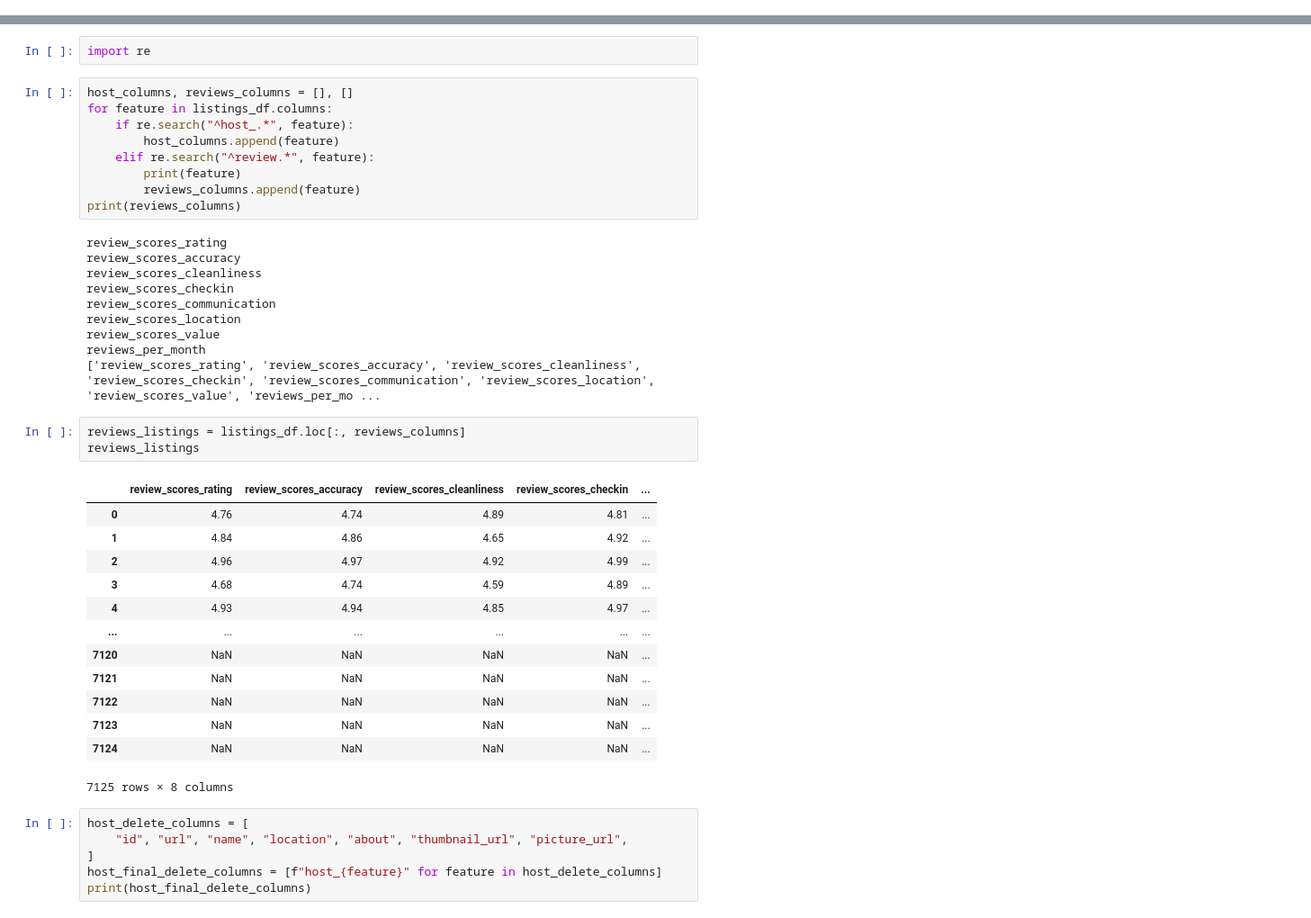
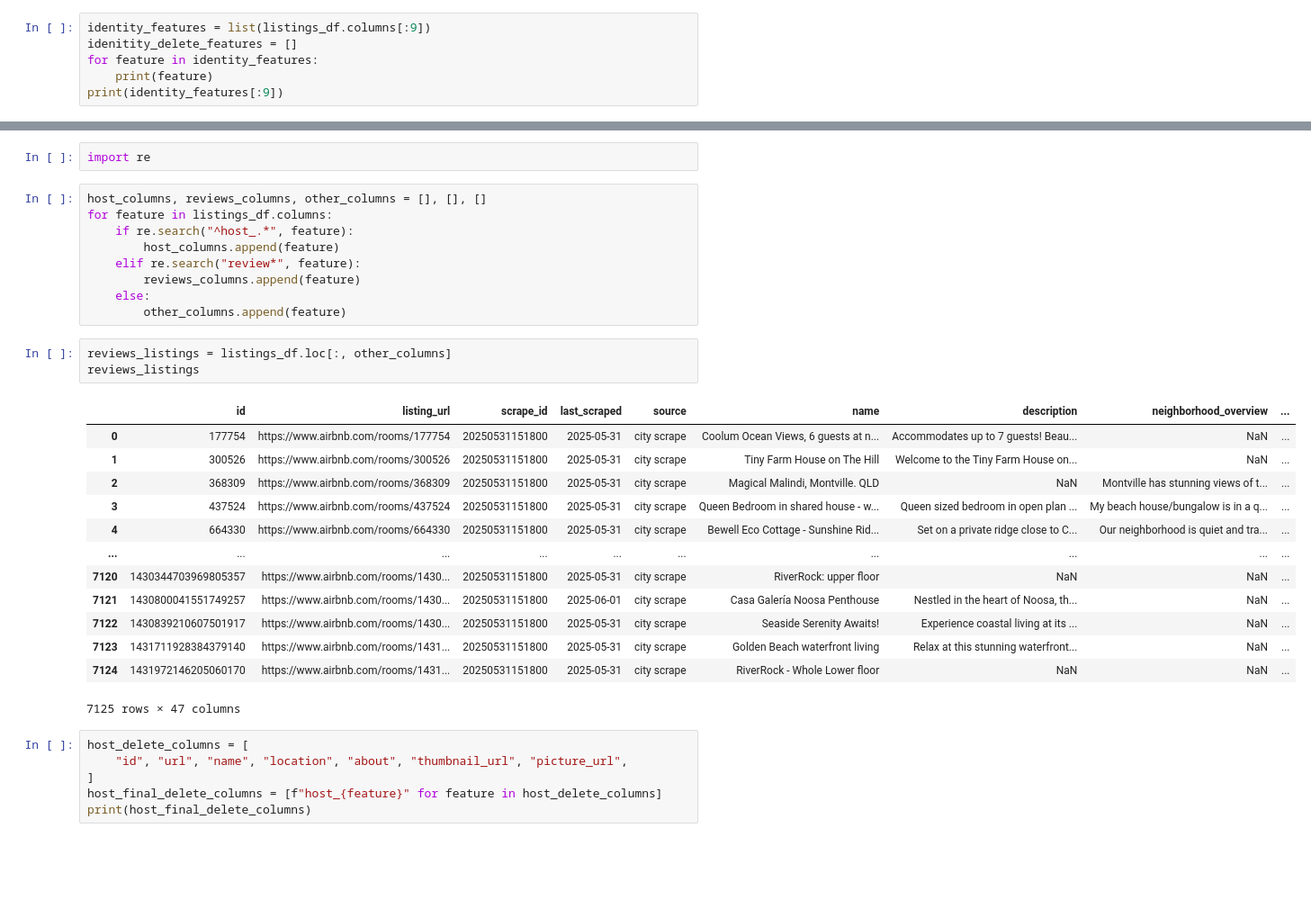
Before and after one commit to hungryfire267/AirPrice, a Jupyter notebook: notebooks/preprocessing.ipynb, the cells around one changed output, grey strips where cells are left out. Shown at 90% size. Drawn from its saved outputs; the diff is of its cells as text; blank space fills up the shorter version.

```diff
--- a/notebooks/preprocessing.ipynb
+++ b/notebooks/preprocessing.ipynb
@@ -15,3 +15,9 @@ listings_df.head()
 | 3 | 437524 | https://www.airbnb.com/rooms/437524 | 20250531151800 | 2025-05-31 | city scrape | Queen Bedroom in shared house - w... | Queen sized bedroom in open plan ... | My beach house/bungalow is in a q... | ... |
 | 4 | 664330 | https://www.airbnb.com/rooms/664330 | 20250531151800 | 2025-05-31 | city scrape | Bewell Eco Cottage - Sunshine Rid... | Set on a private ridge close to C... | Our neighborhood is quiet and tra... | ... |
 5 rows × 79 columns
+# %%
+identity_features = list(listings_df.columns[:9])
+idenitity_delete_features = []
+for feature in identity_features:
+    print(feature)
+print(identity_features[:9])
@@ -64,41 +123,31 @@ Index(['id', 'listing_url', 'scrape_id', 'last_scraped', 'source', 'name',
 # %%
 import re
 # %%
-host_columns, reviews_columns = [], []
+host_columns, reviews_columns, other_columns = [], [], []
 for feature in listings_df.columns:
     if re.search("^host_.*", feature):
         host_columns.append(feature)
-    elif re.search("^review.*", feature):
-        print(feature)
+    elif re.search("review*", feature):
         reviews_columns.append(feature)
-print(reviews_columns)
+    else:
+        other_columns.append(feature)
-# %% [output]
-review_scores_rating
-review_scores_accuracy
-review_scores_cleanliness
-review_scores_checkin
-review_scores_communication
-review_scores_location
-review_scores_value
-reviews_per_month
-['review_scores_rating', 'review_scores_accuracy', 'review_scores_cleanliness', 'review_scores_checkin', 'review_scores_communication', 'review_scores_location', 'review_scores_value', 'reviews_per_mo ...
 # %%
-reviews_listings = listings_df.loc[:, reviews_columns]
+reviews_listings = listings_df.loc[:, other_columns]
 reviews_listings
 # %% [output]
-|  | review_scores_rating | review_scores_accuracy | review_scores_cleanliness | review_scores_checkin | ... |
-| 0 | 4.76 | 4.74 | 4.89 | 4.81 | ... |
-| 1 | 4.84 | 4.86 | 4.65 | 4.92 | ... |
-| 2 | 4.96 | 4.97 | 4.92 | 4.99 | ... |
-| 3 | 4.68 | 4.74 | 4.59 | 4.89 | ... |
-| 4 | 4.93 | 4.94 | 4.85 | 4.97 | ... |
-| ... | ... | ... | ... | ... | ... |
-| 7120 | NaN | NaN | NaN | NaN | ... |
-| 7121 | NaN | NaN | NaN | NaN | ... |
-| 7122 | NaN | NaN | NaN | NaN | ... |
-| 7123 | NaN | NaN | NaN | NaN | ... |
-| 7124 | NaN | NaN | NaN | NaN | ... |
+|  | id | listing_url | scrape_id | last_scraped | source | name | description | neighborhood_overview | ... |
+| 0 | 177754 | https://www.airbnb.com/rooms/177754 | 20250531151800 | 2025-05-31 | city scrape | Coolum Ocean Views, 6 guests at n... | Accommodates up to 7 guests! Beau... | NaN | ... |
+| 1 | 300526 | https://www.airbnb.com/rooms/300526 | 20250531151800 | 2025-05-31 | city scrape | Tiny Farm House on The Hill | Welcome to the Tiny Farm House on... | NaN | ... |
+| 2 | 368309 | https://www.airbnb.com/rooms/368309 | 20250531151800 | 2025-05-31 | city scrape | Magical Malindi, Montville. QLD | NaN | Montville has stunning views of t... | ... |
+| 3 | 437524 | https://www.airbnb.com/rooms/437524 | 20250531151800 | 2025-05-31 | city scrape | Queen Bedroom in shared house - w... | Queen sized bedroom in open plan ... | My beach house/bungalow is in a q... | ... |
+| 4 | 664330 | https://www.airbnb.com/rooms/664330 | 20250531151800 | 2025-05-31 | city scrape | Bewell Eco Cottage - Sunshine Rid... | Set on a private ridge close to C... | Our neighborhood is quiet and tra... | ... |
+| ... | ... | ... | ... | ... | ... | ... | ... | ... | ... |
+| 7120 | 1430344703969805357 | https://www.airbnb.com/rooms/1430... | 20250531151800 | 2025-05-31 | city scrape | RiverRock: upper floor | NaN | NaN | ... |
+| 7121 | 1430800041551749257 | https://www.airbnb.com/rooms/1430... | 20250531151800 | 2025-06-01 | city scrape | Casa Galería Noosa Penthouse | Nestled in the heart of Noosa, th... | NaN | ... |
+| 7122 | 1430839210607501917 | https://www.airbnb.com/rooms/1430... | 20250531151800 | 2025-05-31 | city scrape | Seaside Serenity Awaits! | Experience coastal living at its ... | NaN | ... |
+| 7123 | 1431711928384379140 | https://www.airbnb.com/rooms/1431... | 20250531151800 | 2025-05-31 | city scrape | Golden Beach waterfront living | Relax at this stunning waterfront... | NaN | ... |
+| 7124 | 1431972146205060170 | https://www.airbnb.com/rooms/1431... | 20250531151800 | 2025-05-31 | city scrape | RiverRock - Whole Lower floor | NaN | NaN | ... |
-7125 rows × 8 columns
+7125 rows × 47 columns
 # %%
 host_delete_columns = [
     "id", "url", "name", "location", "about", "thumbnail_url", "picture_url",
```
Also changed, not shown: parts of 8 cells of this notebook.
